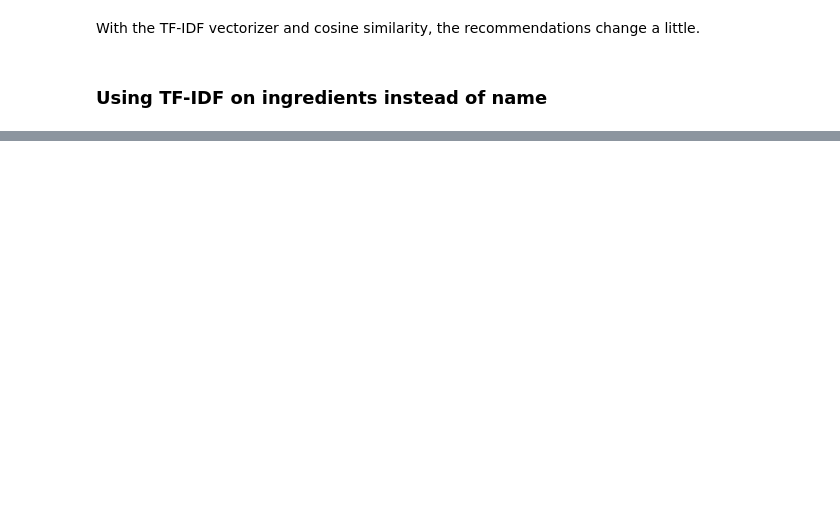
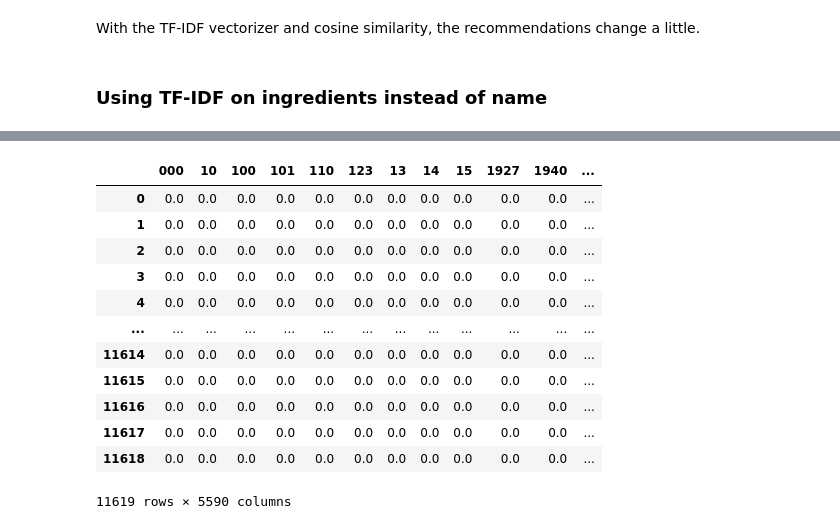
Before and after one commit to chrismlawr/ba890-personal-project, a Jupyter notebook: 1_Recommenders.ipynb, the cells around one changed output, grey strips where cells are left out. Cells and saved outputs as stored; diff of their text form; code cells hidden in the pictures; blank space fills up the shorter version.

```diff
--- a/1_Recommenders.ipynb
+++ b/1_Recommenders.ipynb
@@ -387,0 +548,3 @@ cosine_similarity_df['orange glazed barbecued chicken'].sort_values(ascending=Fa
+# %%
+df_user = train_interact.loc[(train_interact.user_id == 222564) & (train_interact.rating >= 4)]
+df_user.head()
@@ -387,0 +558,2 @@ cosine_similarity_df['orange glazed barbecued chicken'].sort_values(ascending=Fa
+# %%
+user_recipes = [recipe for recipe in df_user.recipe_id]
@@ -387,0 +585,17 @@ cosine_similarity_df['orange glazed barbecued chicken'].sort_values(ascending=Fa
+# %%
+tfidf_df = pd.DataFrame(X.todense(), columns=V.get_feature_names())
+tfidf_df
+# %% [output]
+|  | 000 | 10 | 100 | 101 | 110 | 123 | 13 | 14 | 15 | 1927 | 1940 | ... |
+| 0 | 0.0 | 0.0 | 0.0 | 0.0 | 0.0 | 0.0 | 0.0 | 0.0 | 0.0 | 0.0 | 0.0 | ... |
+| 1 | 0.0 | 0.0 | 0.0 | 0.0 | 0.0 | 0.0 | 0.0 | 0.0 | 0.0 | 0.0 | 0.0 | ... |
+| 2 | 0.0 | 0.0 | 0.0 | 0.0 | 0.0 | 0.0 | 0.0 | 0.0 | 0.0 | 0.0 | 0.0 | ... |
+| 3 | 0.0 | 0.0 | 0.0 | 0.0 | 0.0 | 0.0 | 0.0 | 0.0 | 0.0 | 0.0 | 0.0 | ... |
+| 4 | 0.0 | 0.0 | 0.0 | 0.0 | 0.0 | 0.0 | 0.0 | 0.0 | 0.0 | 0.0 | 0.0 | ... |
+| ... | ... | ... | ... | ... | ... | ... | ... | ... | ... | ... | ... | ... |
+| 11614 | 0.0 | 0.0 | 0.0 | 0.0 | 0.0 | 0.0 | 0.0 | 0.0 | 0.0 | 0.0 | 0.0 | ... |
+| 11615 | 0.0 | 0.0 | 0.0 | 0.0 | 0.0 | 0.0 | 0.0 | 0.0 | 0.0 | 0.0 | 0.0 | ... |
+| 11616 | 0.0 | 0.0 | 0.0 | 0.0 | 0.0 | 0.0 | 0.0 | 0.0 | 0.0 | 0.0 | 0.0 | ... |
+| 11617 | 0.0 | 0.0 | 0.0 | 0.0 | 0.0 | 0.0 | 0.0 | 0.0 | 0.0 | 0.0 | 0.0 | ... |
+| 11618 | 0.0 | 0.0 | 0.0 | 0.0 | 0.0 | 0.0 | 0.0 | 0.0 | 0.0 | 0.0 | 0.0 | ... |
+11619 rows × 5590 columns
```
Also changed, not shown: parts of 46 cells of this notebook.
